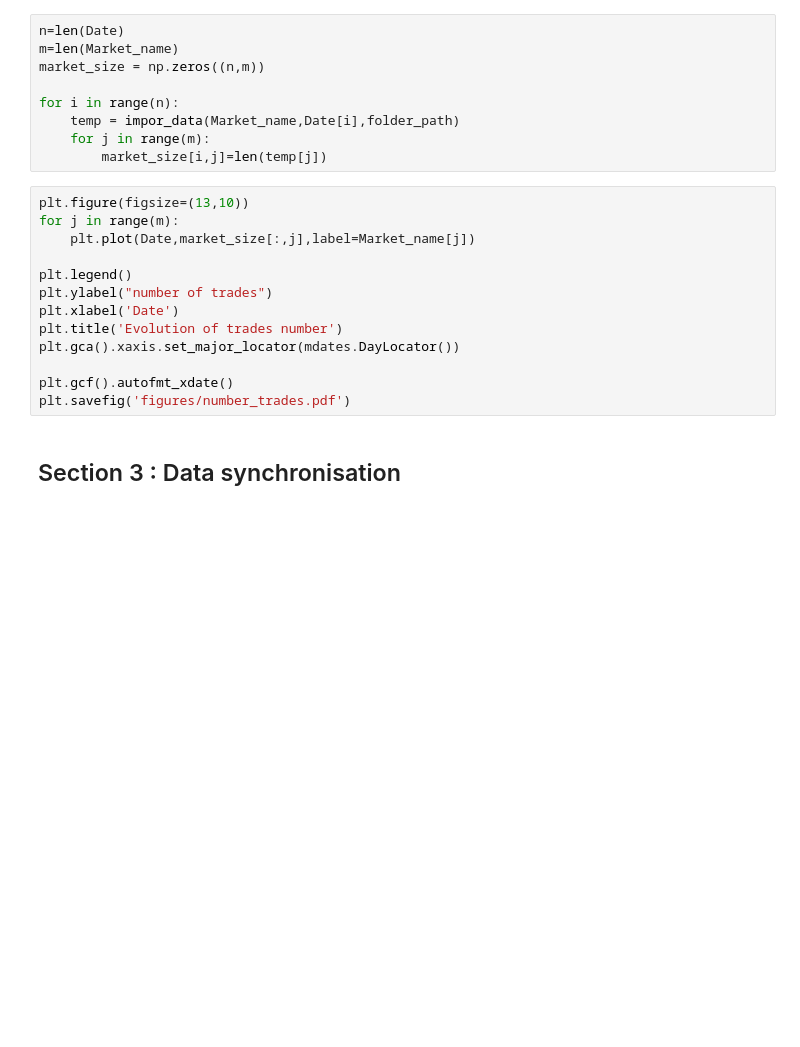
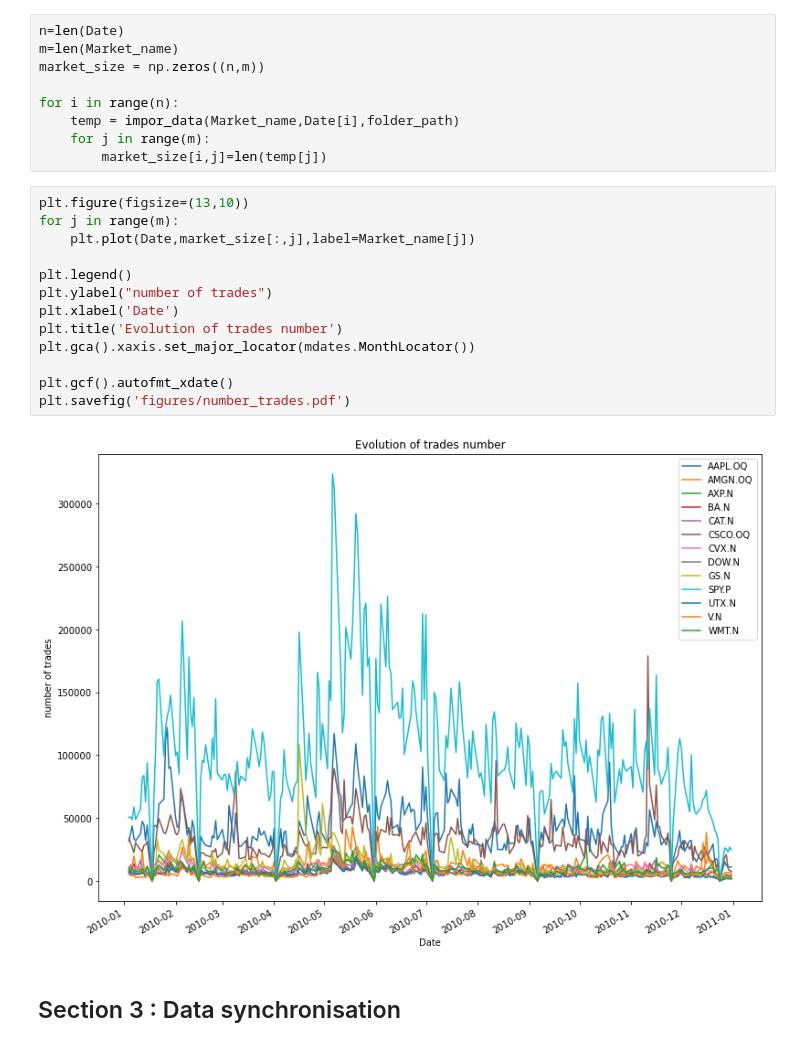
Before and after one commit to franckatte/ML_For_Finance, a Jupyter notebook: big data/Code/main.ipynb, the cells around one changed output. Saved outputs shown, nothing was run; the diff lists cells and outputs as text; blank space fills up the shorter version.

```diff
--- a/big data/Code/main.ipynb
+++ b/big data/Code/main.ipynb
@@ -31,16 +31,18 @@ for i in range(n):
 # %%
 plt.figure(figsize=(13,10))
 for j in range(m):
     plt.plot(Date,market_size[:,j],label=Market_name[j])
 
 plt.legend()
 plt.ylabel("number of trades")
 plt.xlabel('Date')
 plt.title('Evolution of trades number')
-plt.gca().xaxis.set_major_locator(mdates.DayLocator())
+plt.gca().xaxis.set_major_locator(mdates.MonthLocator())
 
 plt.gcf().autofmt_xdate()
 plt.savefig('figures/number_trades.pdf')
+# %% [output]
+[figure, added]
 # %% [markdown]
 ## Section 3 : Data synchronisation
 # %%
```
